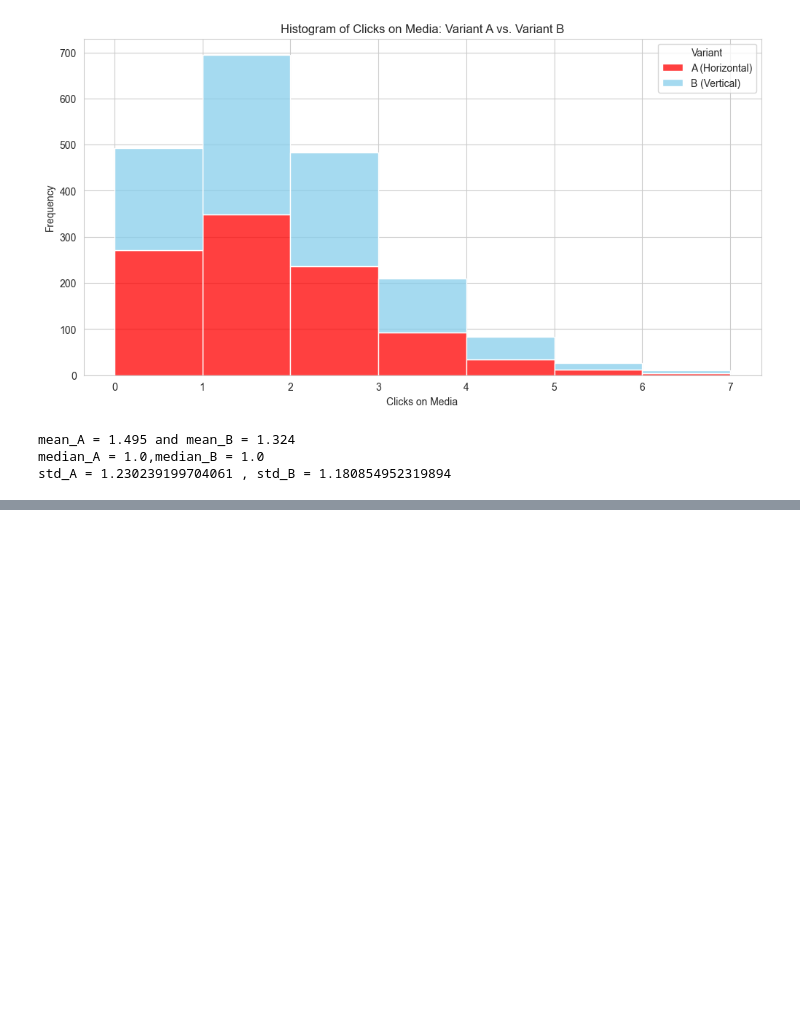
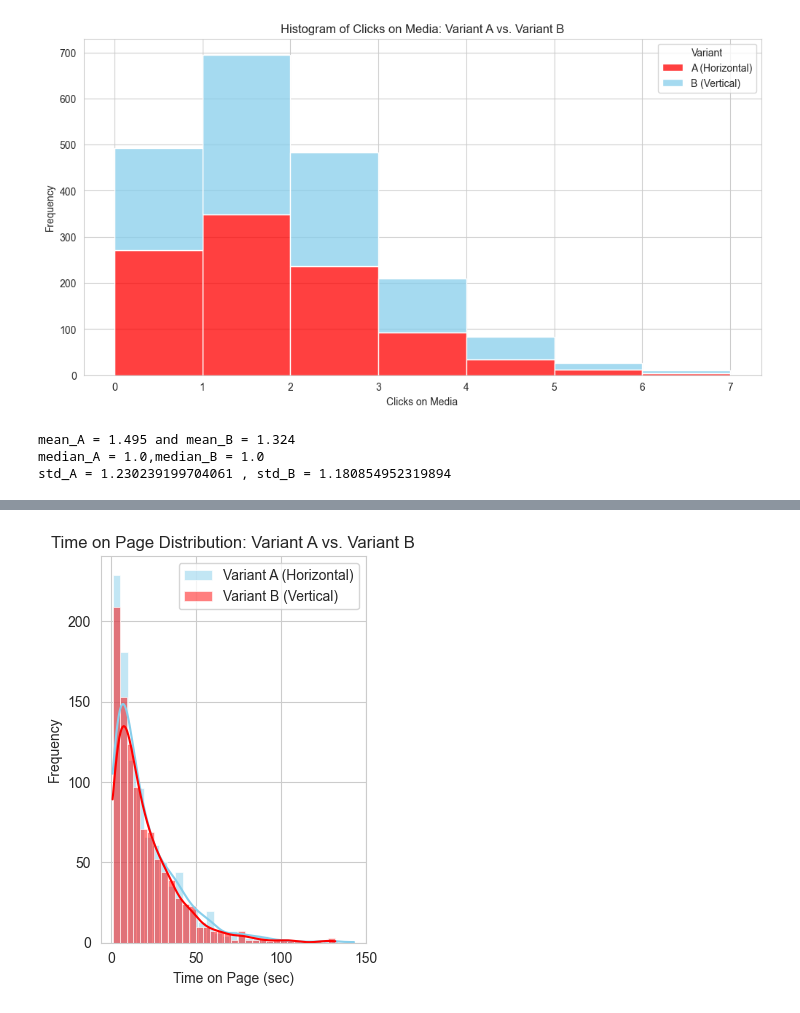
Before and after one commit to BaoNgocPham/statistic_project_python, a Jupyter notebook: statistic_ttest.ipynb, the cells around one changed output, grey strips where cells are left out. Saved outputs shown, nothing was run; the diff lists cells and outputs as text; code cells hidden in the pictures; blank space fills up the shorter version.

```diff
--- a/statistic_ttest.ipynb
+++ b/statistic_ttest.ipynb
@@ -68,0 +88,14 @@ std_A = 1.230239199704061 , std_B = 1.180854952319894
+# %%
+# Plotting the histogram for Time on Page
+plt.subplot(1, 2, 2)
+sns.histplot(time_on_page_A, color="skyblue", label="Variant A (Horizontal)", kde=True)
+sns.histplot(time_on_page_B, color="red", label="Variant B (Vertical)", kde=True)
+plt.title("Time on Page Distribution: Variant A vs. Variant B")
+plt.xlabel("Time on Page (sec)")
+plt.ylabel("Frequency")
+plt.legend()
+
+plt.tight_layout()
+plt.show()
+# %% [output]
+[figure, added]
```
Also changed, not shown: parts of 1 cell of this notebook.
